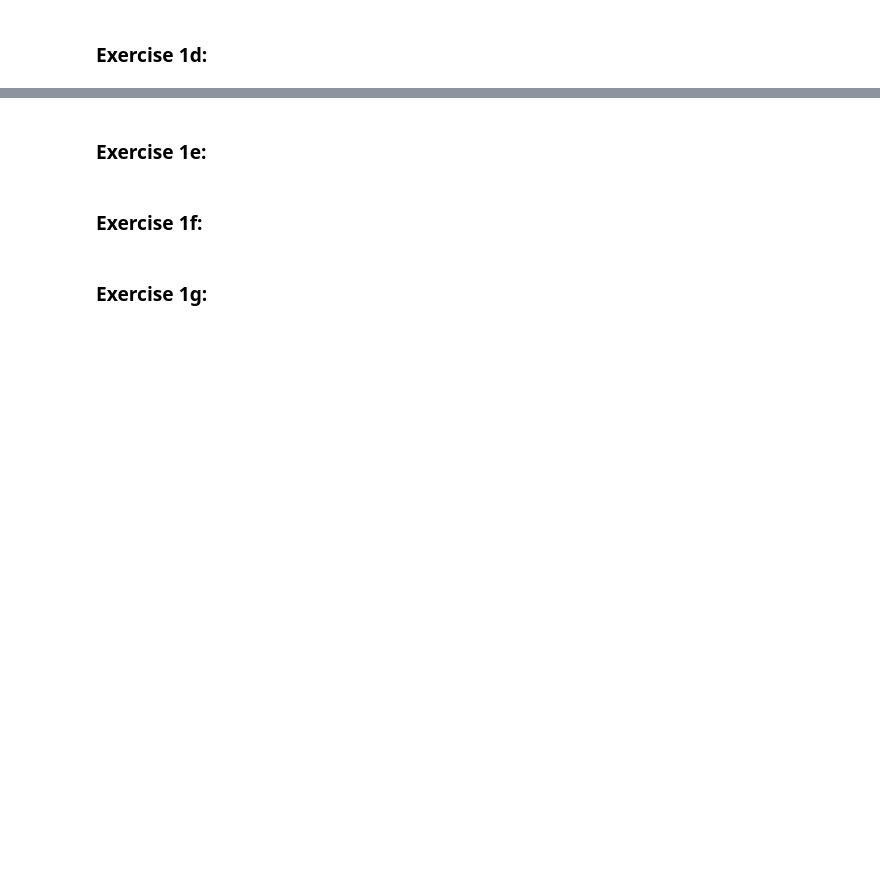
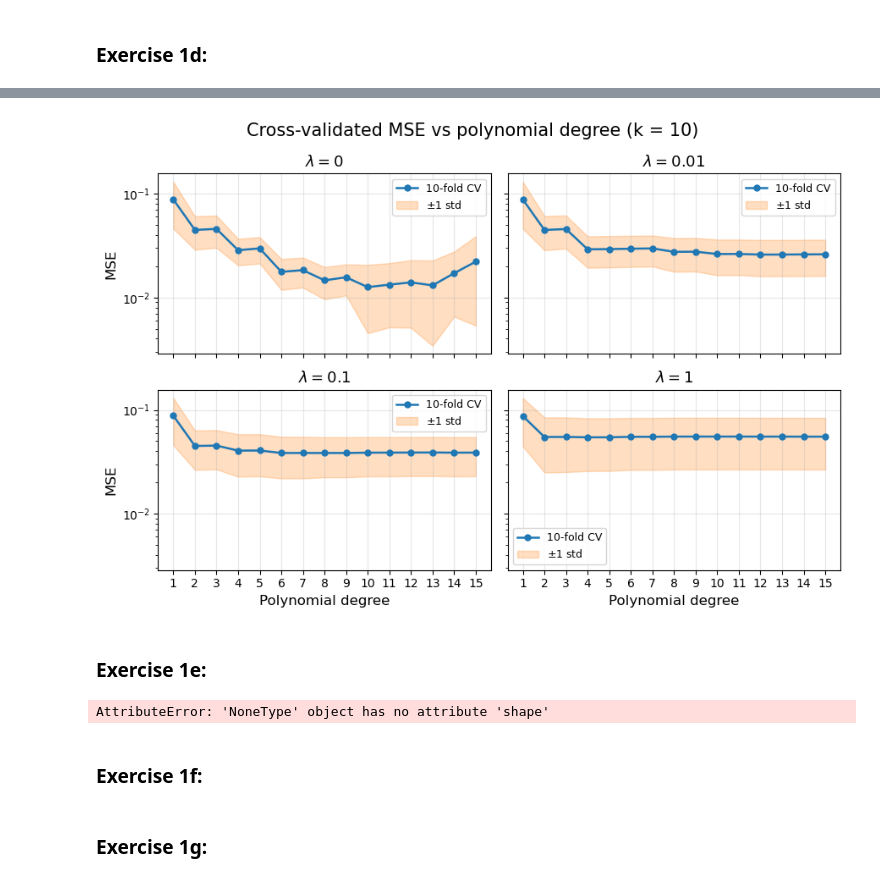
Before and after one commit to AbdulTorkerull/FYS-STK4155-Project-1, a Jupyter notebook: FYS-STK4155_Project.ipynb, the cells around one changed output, grey strips where cells are left out. Saved outputs shown, nothing was run; the diff lists cells and outputs as text; code cells hidden in the pictures; blank space fills up the shorter version.

```diff
--- a/FYS-STK4155_Project.ipynb
+++ b/FYS-STK4155_Project.ipynb
@@ -440,2 +604,9 @@ def exercise_1c(x_training, x_test, y_training, y_test, p, lam):
+# %%
+k = 10
+cv_results = exercise_1d(x, y, k, p, lambdas)
+
+excercise_1d_plot1(cv_results, lambdas, p, k)
+# %% [output]
+[figure, added]
 # %% [markdown]
 ### Exercise 1e:
@@ -442,3 +624,46 @@ def exercise_1c(x_training, x_test, y_training, y_test, p, lam):
+# %%
+jax.config.update("jax_enable_x64", True)
+
+def cost(theta, X, y, lam):
+    n = X.shape[0]
+    return jnp.mean((X @ theta - y) ** 2) + lam * jnp.sum(theta ** 2)
+
+grad_jax_function = jax.grad(cost)
+
+def gradient(X, y, theta, lam):
+    n = X.shape[0]
+    return (2/n)*X.T @ (X @ theta - y) + 2*lam*theta
+
+def gradient_descent(X, y, gamma, iterations, lam=0.0, tol=1e-8):
+    n, n_features = X.shape
+    y = y.reshape(-1, 1)
+
+    theta = np.zeros(n_features)
+    theta_jax = jnp.zeros(n_features)
+
+    theta_history = np.zeros((n_features, iterations))
+    theta_history_jax = jnp.zeros((n_features, iterations))
+
+    for t in range(iterations):
+        grad = gradient(X, y, theta, lam)
+        grad_jax = grad_jax_function(theta_jax, X, y, lam)
+
+        theta = theta - gamma * grad
+        theta_jax = theta_jax - gamma * grad_jax
+
+        theta_history[:, t] = theta
+        theta_history_jax[:, t] = theta_jax
+
+        if np.linalg.norm(grad) < tol or np.linalg.norm(grad_jax) < tol:
+            break
+
+    return theta_history. theta_history_jax
+
+X = identity(x, p)
+
+theta, theta_jax, hist, hist_jax = gradient_descent(X, y, gamma=0.001, iterations=10000)
+# %% [output]
+AttributeError: 'NoneType' object has no attribute 'shape'
 # %% [markdown]
 ### Exercise 1f:
 # %% [markdown]
```
Also changed, not shown: parts of 15 cells of this notebook.
